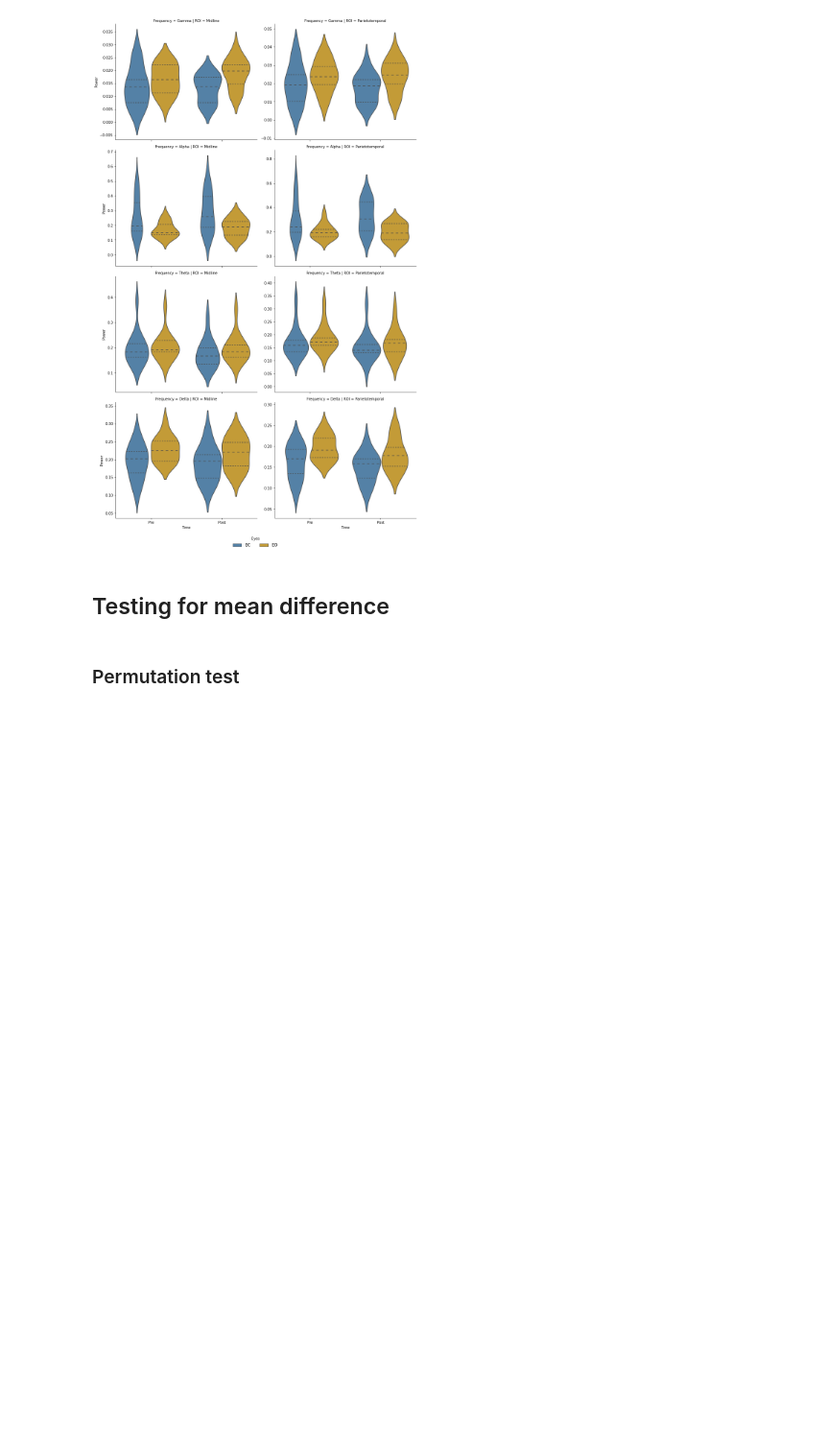
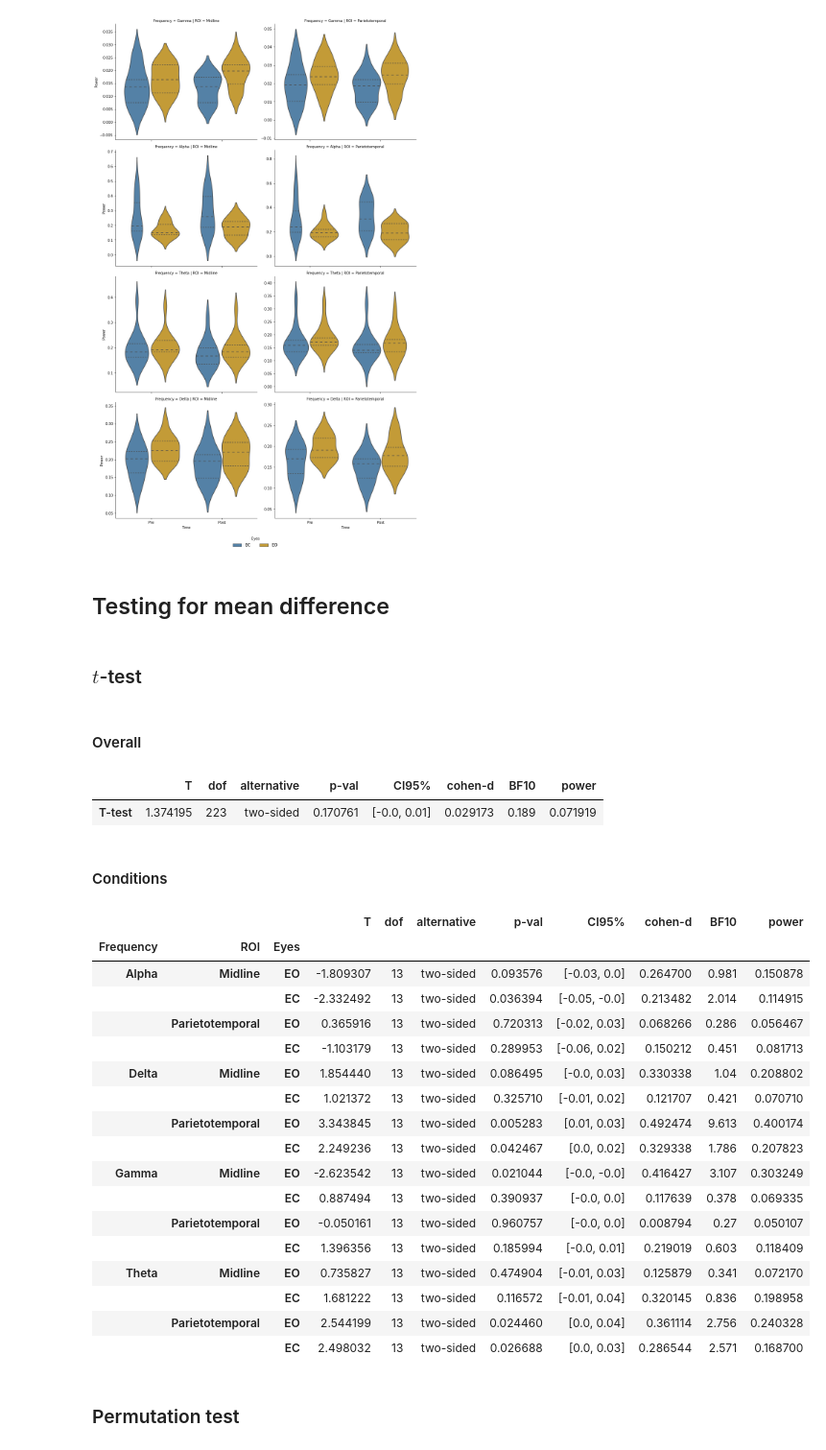
Before and after one commit to ElectronicsArchiver/tewa1_cogpsy_python, a Jupyter notebook: final_project_option_1.ipynb, the cells around one changed output. Shown at 96% size. Cells and saved outputs as stored; diff of their text form; code cells hidden in the pictures; blank space fills up the shorter version.

Commit message:
added ttests

```diff
--- a/final_project_option_1.ipynb
+++ b/final_project_option_1.ipynb
@@ -76,6 +78,68 @@ plt.tight_layout()
 [figure]
 # %% [markdown]
 ## Testing for mean difference
+# %% [markdown]
+### $t$-test
+# %%
+from pingouin import ttest
+
+def get_ttest(df, conditions=None, paired=True, alternative='two-sided', correction='auto', r=0.707, conf=0.95):
+    pre, post = df.loc[df["Time"]=="Pre"], df.loc[df["Time"]=="Post"]
+    if conditions != None:
+        if type(conditions) != dict:
+            raise Exception("Condition argument needs to be a dict!")
+        for c in conditions:
+            pre = pre.loc[pre[c]==conditions[c]]
+            post = post.loc[post[c]==conditions[c]]
+    tt_res = ttest(pre["Power"], post["Power"], paired=paired, alternative=alternative, correction=correction, r=r, confidence=conf)
+    return tt_res
+# %% [markdown]
+#### Overall
+# %%
+get_ttest(df)
+# %% [output]
+|  | T | dof | alternative | p-val | CI95% | cohen-d | BF10 | power |
+| T-test | 1.374195 | 223 | two-sided | 0.170761 | [-0.0, 0.01] | 0.029173 | 0.189 | 0.071919 |
+# %% [markdown]
+#### Conditions
+# %%
+freq_s = ["Alpha", "Delta", "Gamma", "Theta"]
+roi_s = ["Midline", "Parietotemporal"]
+eyes_s = ["EO", "EC"]
+
+tt_res = None
+for freq in freq_s:
+    for roi in roi_s:
+        for eyes in eyes_s:
+            tmp = get_ttest(df, conditions = {"Frequency":freq, "ROI":roi, "Eyes":eyes})
+            tmp["Frequency"] = freq
+            tmp["ROI"] = roi
+            tmp["Eyes"] = eyes
+            if type(tt_res) != pd.core.frame.DataFrame:
+                tt_res = tmp
+            else:
+                tt_res = pd.concat([tt_res, tmp], sort=False).reset_index(drop=True)
+tt_res = tt_res.set_index(["Frequency", "ROI", "Eyes"])
+tt_res
+# %% [output]
+|  |  |  | T | dof | alternative | p-val | CI95% | cohen-d | BF10 | power |
+| Frequency | ROI | Eyes |  |  |  |  |  |  |  |  |
+| Alpha | Midline | EO | -1.809307 | 13 | two-sided | 0.093576 | [-0.03, 0.0] | 0.264700 | 0.981 | 0.150878 |
+|  |  | EC | -2.332492 | 13 | two-sided | 0.036394 | [-0.05, -0.0] | 0.213482 | 2.014 | 0.114915 |
+|  | Parietotemporal | EO | 0.365916 | 13 | two-sided | 0.720313 | [-0.02, 0.03] | 0.068266 | 0.286 | 0.056467 |
+|  |  | EC | -1.103179 | 13 | two-sided | 0.289953 | [-0.06, 0.02] | 0.150212 | 0.451 | 0.081713 |
+| Delta | Midline | EO | 1.854440 | 13 | two-sided | 0.086495 | [-0.0, 0.03] | 0.330338 | 1.04 | 0.208802 |
+|  |  | EC | 1.021372 | 13 | two-sided | 0.325710 | [-0.01, 0.02] | 0.121707 | 0.421 | 0.070710 |
+|  | Parietotemporal | EO | 3.343845 | 13 | two-sided | 0.005283 | [0.01, 0.03] | 0.492474 | 9.613 | 0.400174 |
+|  |  | EC | 2.249236 | 13 | two-sided | 0.042467 | [0.0, 0.02] | 0.329338 | 1.786 | 0.207823 |
+| Gamma | Midline | EO | -2.623542 | 13 | two-sided | 0.021044 | [-0.0, -0.0] | 0.416427 | 3.107 | 0.303249 |
+|  |  | EC | 0.887494 | 13 | two-sided | 0.390937 | [-0.0, 0.0] | 0.117639 | 0.378 | 0.069335 |
+|  | Parietotemporal | EO | -0.050161 | 13 | two-sided | 0.960757 | [-0.0, 0.0] | 0.008794 | 0.27 | 0.050107 |
+|  |  | EC | 1.396356 | 13 | two-sided | 0.185994 | [-0.0, 0.01] | 0.219019 | 0.603 | 0.118409 |
+| Theta | Midline | EO | 0.735827 | 13 | two-sided | 0.474904 | [-0.01, 0.03] | 0.125879 | 0.341 | 0.072170 |
+|  |  | EC | 1.681222 | 13 | two-sided | 0.116572 | [-0.01, 0.04] | 0.320145 | 0.836 | 0.198958 |
+|  | Parietotemporal | EO | 2.544199 | 13 | two-sided | 0.024460 | [0.0, 0.04] | 0.361114 | 2.756 | 0.240328 |
+|  |  | EC | 2.498032 | 13 | two-sided | 0.026688 | [0.0, 0.03] | 0.286544 | 2.571 | 0.168700 |
 # %% [markdown]
 ### Permutation test
 # %%
```
Also changed, not shown: parts of 4 cells of this notebook.
